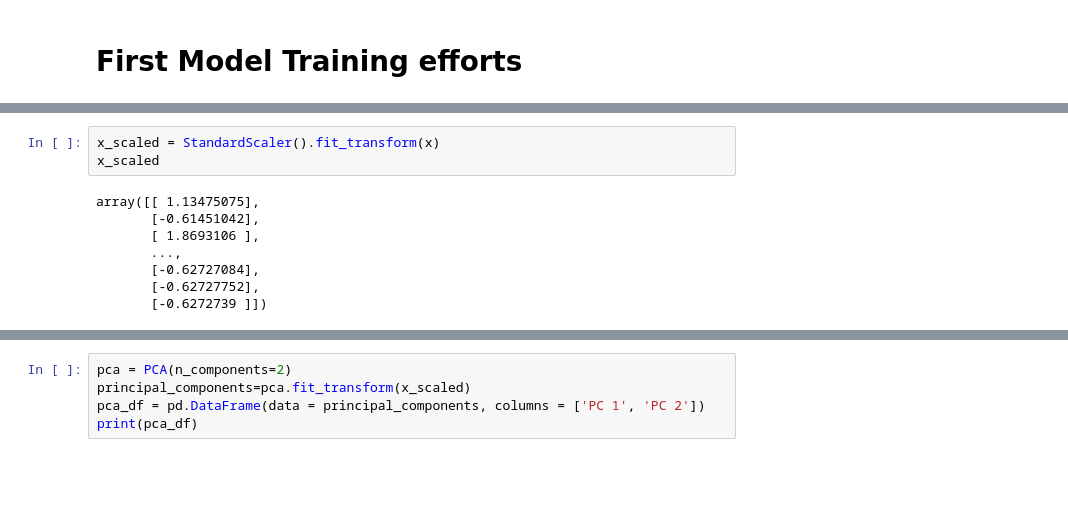
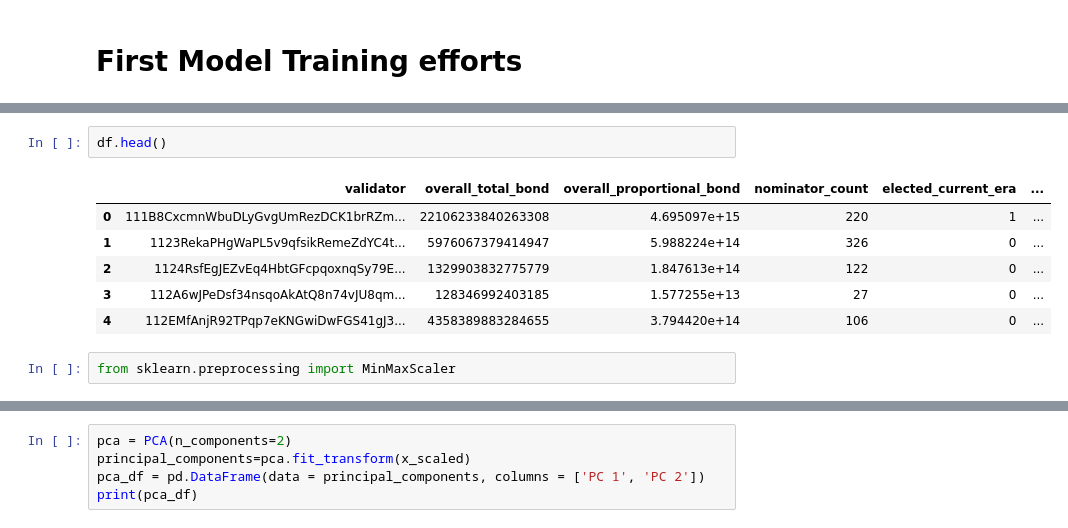
Before and after one commit to moerfii/polkadot_validator_selection, a Jupyter notebook: notebooks/exploratory_analysis.ipynb, the cells around one changed output, grey strips where cells are left out. Drawn from its saved outputs; the diff is of its cells as text; blank space fills up the shorter version.

```diff
--- a/notebooks/exploratory_analysis.ipynb
+++ b/notebooks/exploratory_analysis.ipynb
@@ -265,11 +247,11 @@ x.shape
-# %%
-x_scaled = StandardScaler().fit_transform(x)
-x_scaled
-# %% [output]
-array([[ 1.13475075],
-       [-0.61451042],
-       [ 1.8693106 ],
-       ...,
-       [-0.62727084],
-       [-0.62727752],
-       [-0.6272739 ]])
+# %%
+df.head()
+# %% [output]
+|  | validator | overall_total_bond | overall_proportional_bond | nominator_count | elected_current_era | ... |
+| 0 | 111B8CxcmnWbuDLyGvgUmRezDCK1brRZm... | 22106233840263308 | 4.695097e+15 | 220 | 1 | ... |
+| 1 | 1123RekaPHgWaPL5v9qfsikRemeZdYC4t... | 5976067379414947 | 5.988224e+14 | 326 | 0 | ... |
+| 2 | 1124RsfEgJEZvEq4HbtGFcpqoxnqSy79E... | 1329903832775779 | 1.847613e+14 | 122 | 0 | ... |
+| 3 | 112A6wJPeDsf34nsqoAkAtQ8n74vJU8qm... | 128346992403185 | 1.577255e+13 | 27 | 0 | ... |
+| 4 | 112EMfAnjR92TPqp7eKNGwiDwFGS41gJ3... | 4358389883284655 | 3.794420e+14 | 106 | 0 | ... |
+# %%
+from sklearn.preprocessing import MinMaxScaler
```
Also changed, not shown: parts of 11 cells of this notebook, 6 other files.
